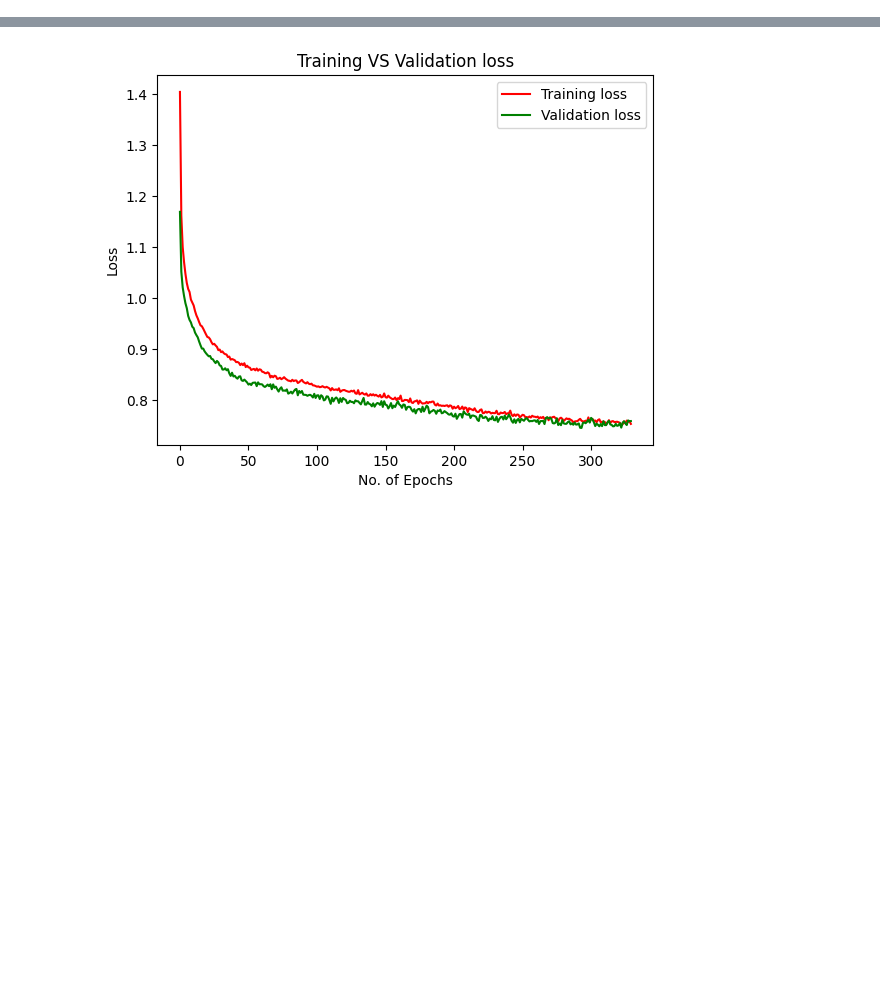
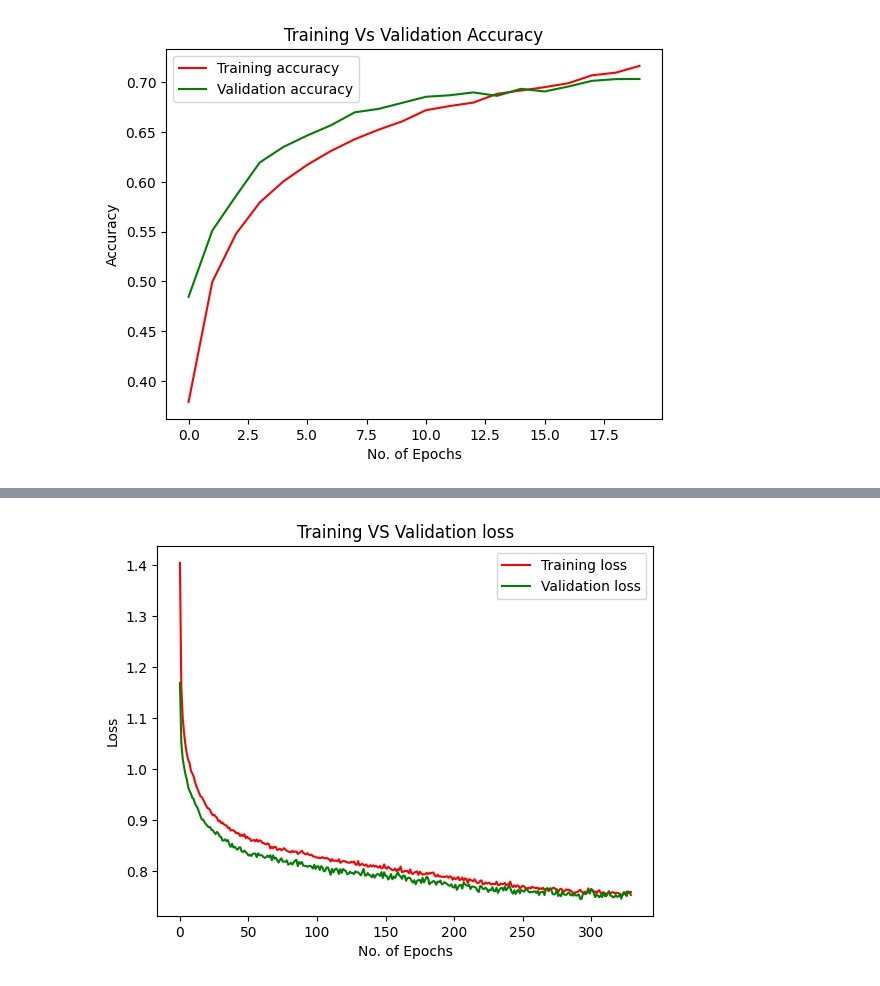
Before and after one commit to Dann38/layout_highlighter, a Jupyter notebook: imgDoc/examples/09-mega-test-script.ipynb, the cells around one changed output, grey strips where cells are left out. Cells and saved outputs as stored; diff of their text form; code cells hidden in the pictures; blank space fills up the shorter version.

```diff
--- a/imgDoc/examples/09-mega-test-script.ipynb
+++ b/imgDoc/examples/09-mega-test-script.ipynb
@@ -237 +307,11 @@ Epoch 30/30
+# %%
+plt.plot(np.concatenate([h.history['accuracy'] for h in hist]), 'r', label='Training accuracy')
+plt.plot(np.concatenate([h.history['val_accuracy'] for h in hist]), 'g', label='Validation accuracy')
+plt.title('Training Vs Validation Accuracy')
+plt.xlabel('No. of Epochs')
+plt.ylabel('Accuracy')
+plt.legend()
+plt.show()
+# %% [output]
+[figure, added]
 # %%
```
Also changed, not shown: parts of 14 cells of this notebook, 11 other files.
